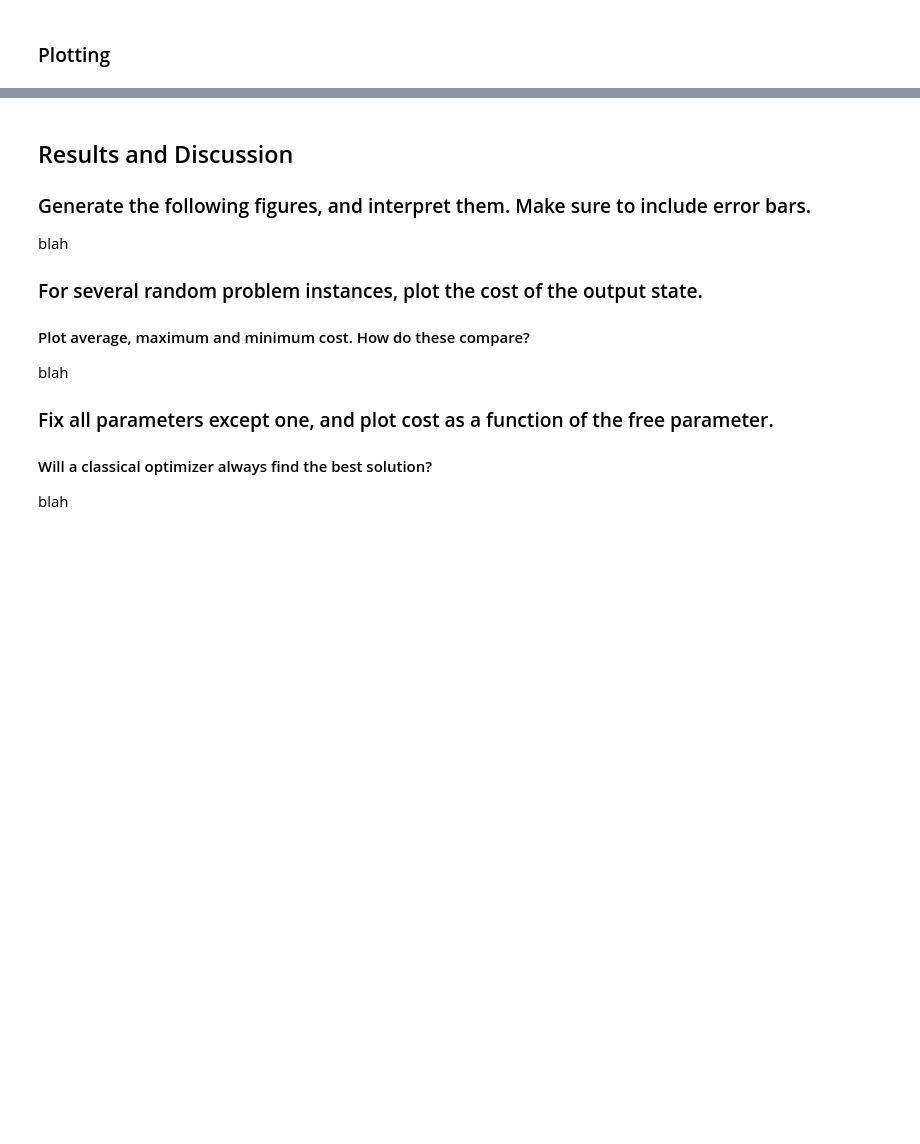
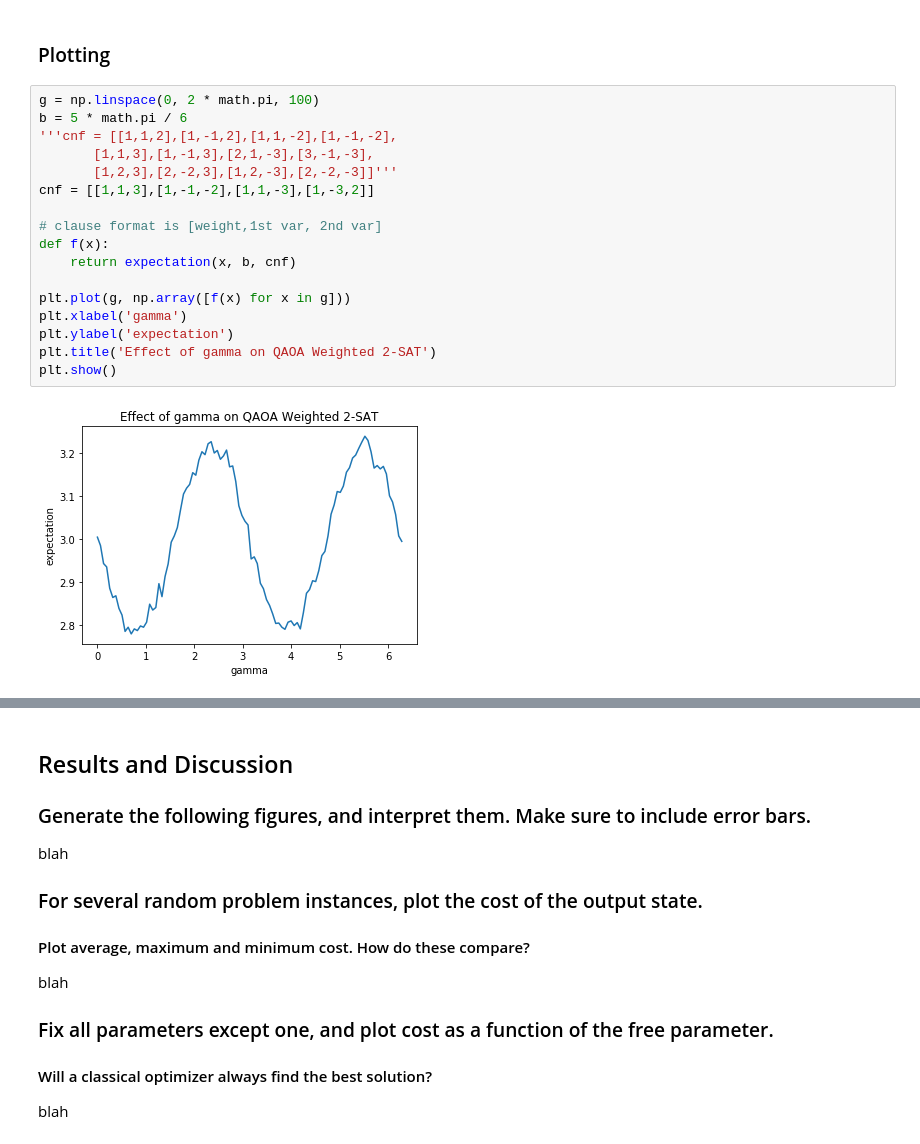
Before and after one commit to andrewraytan/qaoa-maxsat, a Jupyter notebook: QAOA Weighted MAXSAT.ipynb, the cells around one changed output, grey strips where cells are left out. Cells and saved outputs as stored; diff of their text form; blank space fills up the shorter version.

```diff
--- a/QAOA Weighted MAXSAT.ipynb
+++ b/QAOA Weighted MAXSAT.ipynb
@@ -154,5 +198,24 @@ Warning: Maximum number of function evaluations has been exceeded.
 # %% [markdown]
 ### Plotting
+# %%
+g = np.linspace(0, 2 * math.pi, 100)
+b = 5 * math.pi / 6
+'''cnf = [[1,1,2],[1,-1,2],[1,1,-2],[1,-1,-2],
+       [1,1,3],[1,-1,3],[2,1,-3],[3,-1,-3],
+       [1,2,3],[2,-2,3],[1,2,-3],[2,-2,-3]]'''
+cnf = [[1,1,3],[1,-1,-2],[1,1,-3],[1,-3,2]]
+
+# clause format is [weight,1st var, 2nd var]
+def f(x):
+    return expectation(x, b, cnf)
+
+plt.plot(g, np.array([f(x) for x in g]))
+plt.xlabel('gamma')
+plt.ylabel('expectation')
+plt.title('Effect of gamma on QAOA Weighted 2-SAT')
+plt.show()
+# %% [output]
+[figure, added]
 # %%
 g = np.linspace(0, 2 * math.pi, 40)
 b = np.linspace(0, math.pi, 10)
```
Also changed, not shown: parts of 13 cells of this notebook.
